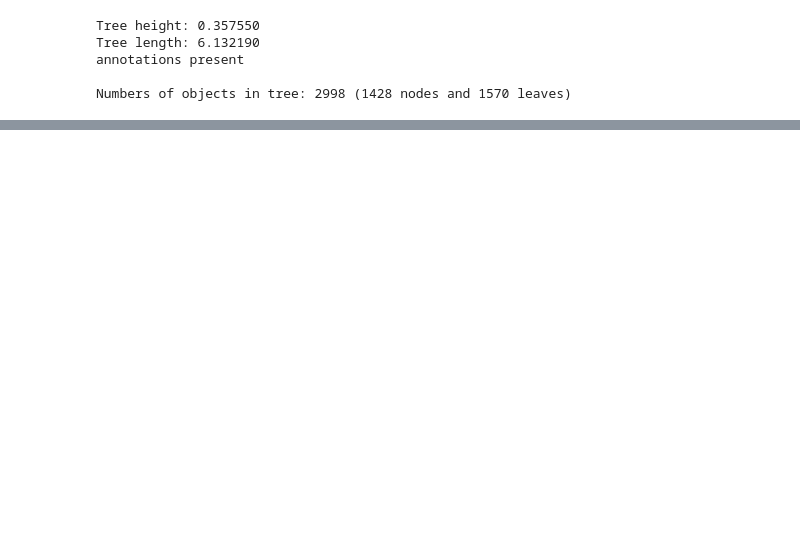
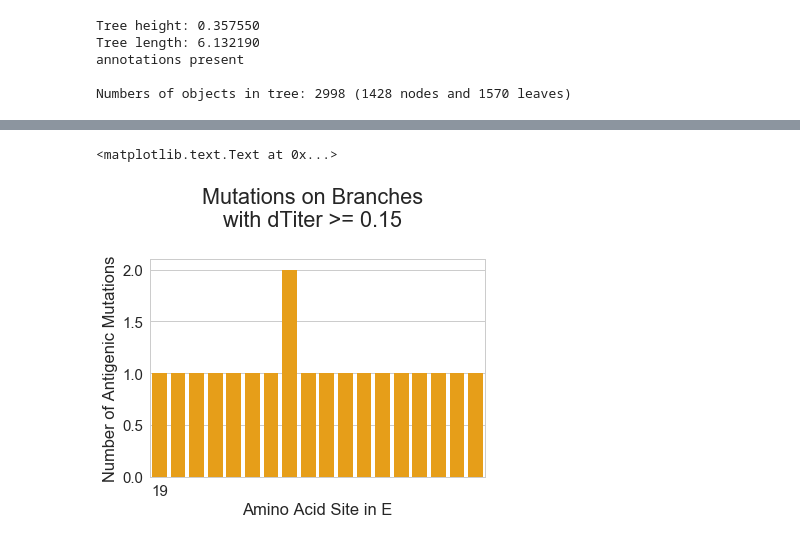
Before and after one commit to blab/dengue-antigenic-dynamics, a Jupyter notebook: scripts/titers/antigenic_mutations.ipynb, the cells around one changed output, grey strips where cells are left out. Cells and saved outputs as stored; diff of their text form; code cells hidden in the pictures; blank space fills up the shorter version.

```diff
--- a/scripts/titers/antigenic_mutations.ipynb
+++ b/scripts/titers/antigenic_mutations.ipynb
@@ -92,0 +103,11 @@ ax.set_xlabel('Amino Acid Site in E')
+# %%
+ax = sns.countplot(E_intraserotype_antigenic_mutations['site'], color='orange', saturation=0.8)
+for idx,label in enumerate(ax.xaxis.get_ticklabels()):
+    if idx%50 != 0:
+        label.set_visible(False)
+ax.set_xlabel('Amino Acid Site in E')
+ax.set_ylabel('Number of Antigenic Mutations')
+plt.suptitle('Mutations on Branches\nwith dTiter >= 0.15', va='bottom')
+# %% [output]
+<matplotlib.text.Text at 0x...>
+[figure, added]
```
Also changed, not shown: parts of 6 cells of this notebook.
